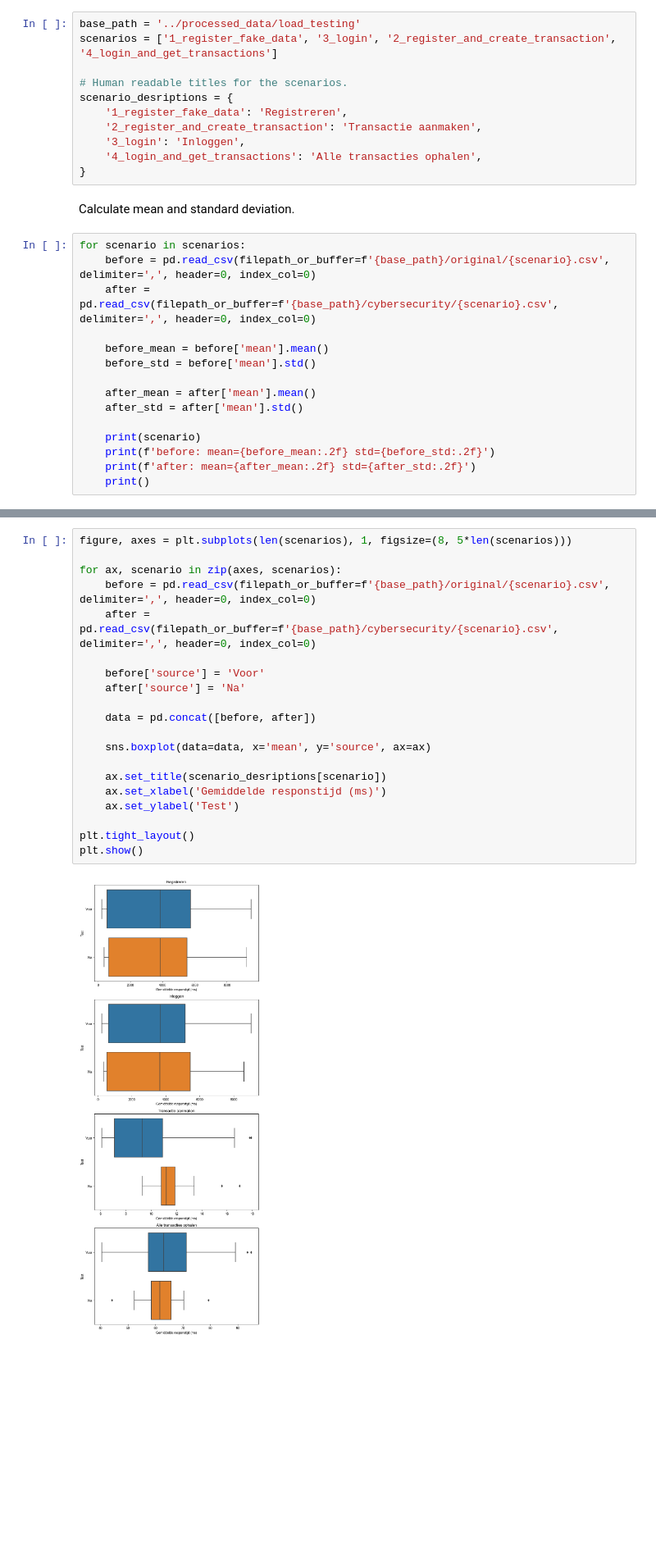
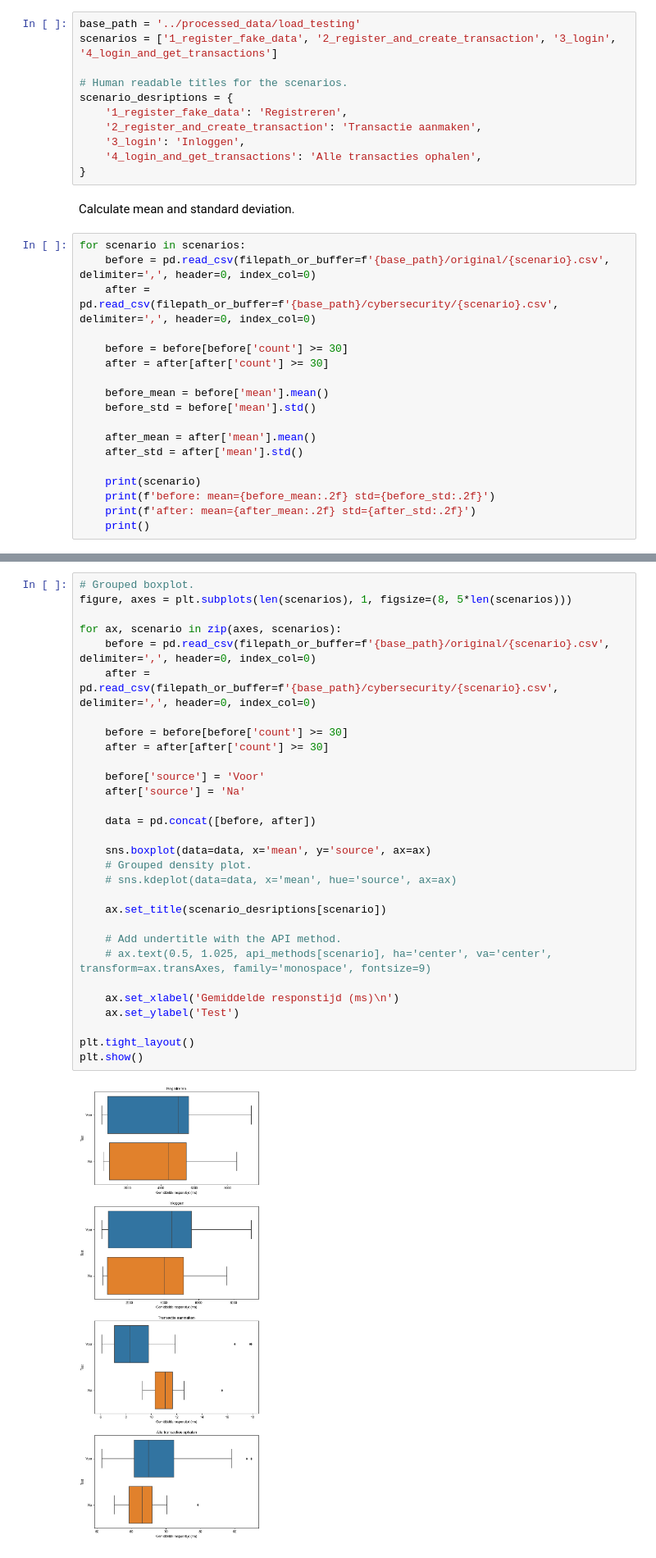
Before and after one commit to jorenvermeersch/bachelorproef-prestatietesten, a Jupyter notebook: data_analysis_and_visualization/load_testing/graphs.ipynb, the cells around one changed output, grey strips where cells are left out. Shown at 82% size. Cells and saved outputs as stored; diff of their text form; blank space fills up the shorter version.

```diff
--- a/data_analysis_and_visualization/load_testing/graphs.ipynb
+++ b/data_analysis_and_visualization/load_testing/graphs.ipynb
@@ -17,7 +17,7 @@ rcParams['font.family'] = 'sans-serif'
 rcParams['font.sans-serif'] = ['Arial']
 # %%
 base_path = '../processed_data/load_testing'
-scenarios = ['1_register_fake_data', '3_login', '2_register_and_create_transaction', '4_login_and_get_transactions']
+scenarios = ['1_register_fake_data', '2_register_and_create_transaction', '3_login', '4_login_and_get_transactions']
 
 # Human readable titles for the scenarios.
 scenario_desriptions = {
@@ -32,6 +32,9 @@ Calculate mean and standard deviation.
 for scenario in scenarios:
     before = pd.read_csv(filepath_or_buffer=f'{base_path}/original/{scenario}.csv', delimiter=',', header=0, index_col=0)
     after = pd.read_csv(filepath_or_buffer=f'{base_path}/cybersecurity/{scenario}.csv', delimiter=',', header=0, index_col=0)
+
+    before = before[before['count'] >= 30]
+    after = after[after['count'] >= 30]
 
     before_mean = before['mean'].mean()
     before_std = before['mean'].std()
@@ -64,22 +69,32 @@ Visualize results with boxplot.
 # %%
+# Grouped boxplot.
 figure, axes = plt.subplots(len(scenarios), 1, figsize=(8, 5*len(scenarios)))
 
 for ax, scenario in zip(axes, scenarios):
     before = pd.read_csv(filepath_or_buffer=f'{base_path}/original/{scenario}.csv', delimiter=',', header=0, index_col=0)
     after = pd.read_csv(filepath_or_buffer=f'{base_path}/cybersecurity/{scenario}.csv', delimiter=',', header=0, index_col=0)
+
+    before = before[before['count'] >= 30]
+    after = after[after['count'] >= 30]
 
     before['source'] = 'Voor'
     after['source'] = 'Na'
 
     data = pd.concat([before, after])
 
     sns.boxplot(data=data, x='mean', y='source', ax=ax)
+    # Grouped density plot.
+    # sns.kdeplot(data=data, x='mean', hue='source', ax=ax)
 
     ax.set_title(scenario_desriptions[scenario])
-    ax.set_xlabel('Gemiddelde responstijd (ms)')
+
+    # Add undertitle with the API method.
+    # ax.text(0.5, 1.025, api_methods[scenario], ha='center', va='center', transform=ax.transAxes, family='monospace', fontsize=9)
+
+    ax.set_xlabel('Gemiddelde responstijd (ms)\n')
     ax.set_ylabel('Test')
 
 plt.tight_layout()
 plt.show()
 # %% [output]
-[figure, old version]
+[figure, new version]
```
Also changed, not shown: parts of 14 cells of this notebook.
